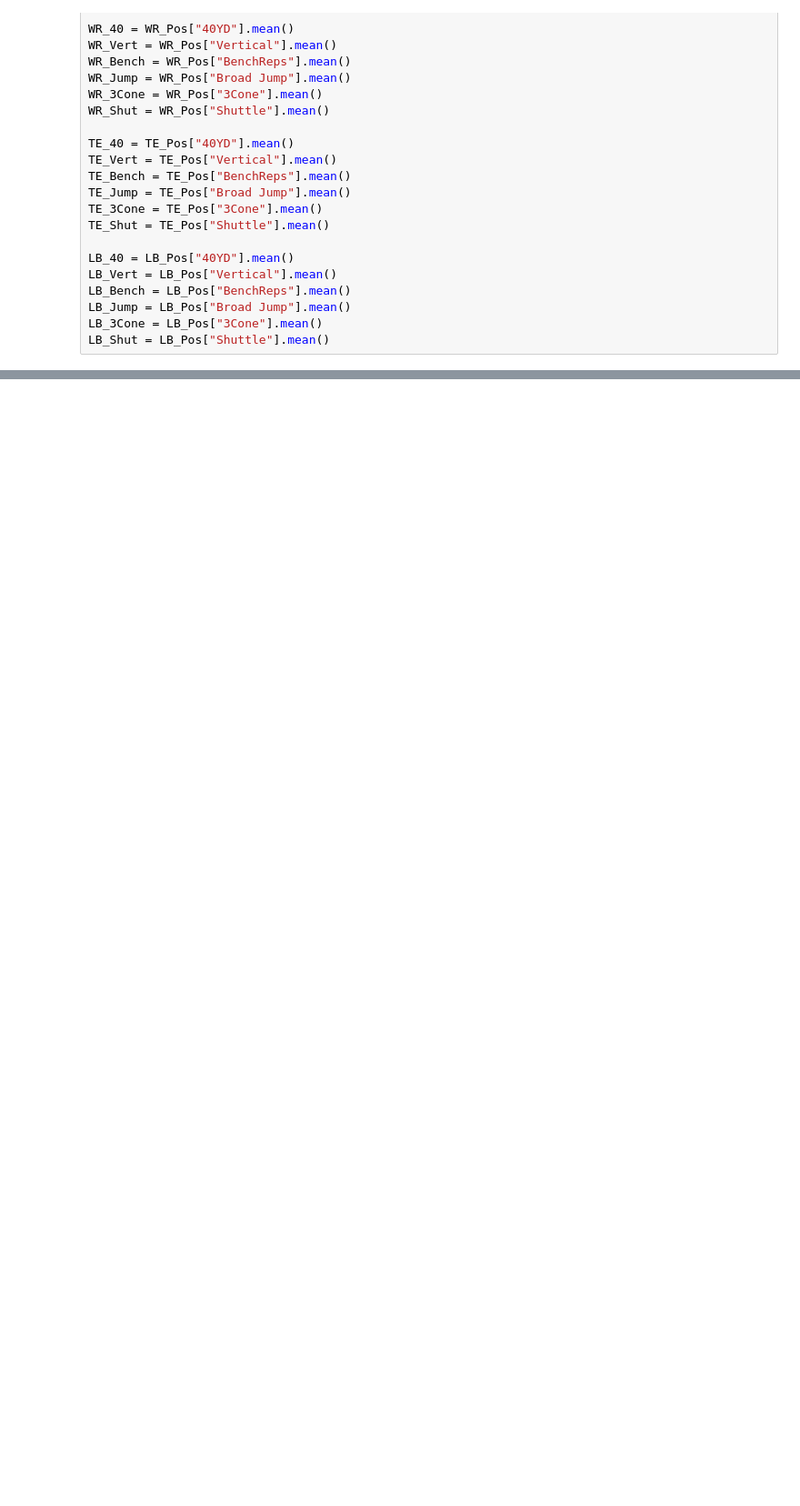
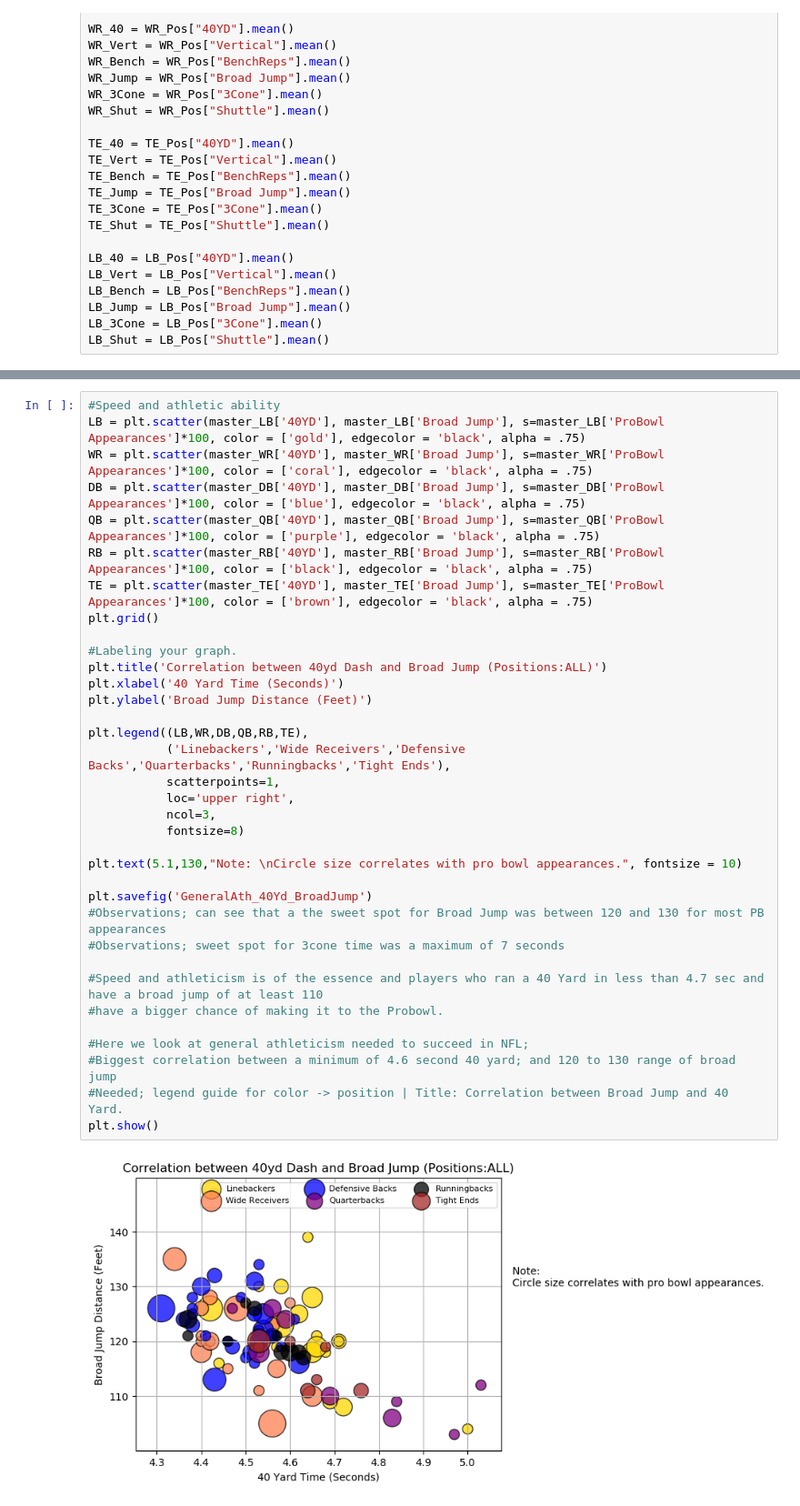
Before and after one commit to lucyhohler/The_Panda_Express, a Jupyter notebook: MasterFile.ipynb, the cells around one changed output, grey strips where cells are left out. Shown at 91% size. Drawn from its saved outputs; the diff is of its cells as text; blank space fills up the shorter version.

```diff
--- a/MasterFile.ipynb
+++ b/MasterFile.ipynb
@@ -622,0 +680,37 @@ plt.grid()
+# %%
+#Speed and athletic ability
+LB = plt.scatter(master_LB['40YD'], master_LB['Broad Jump'], s=master_LB['ProBowl Appearances']*100, color = ['gold'], edgecolor = 'black', alpha = .75)
+WR = plt.scatter(master_WR['40YD'], master_WR['Broad Jump'], s=master_WR['ProBowl Appearances']*100, color = ['coral'], edgecolor = 'black', alpha = .75)
+DB = plt.scatter(master_DB['40YD'], master_DB['Broad Jump'], s=master_DB['ProBowl Appearances']*100, color = ['blue'], edgecolor = 'black', alpha = .75)
+QB = plt.scatter(master_QB['40YD'], master_QB['Broad Jump'], s=master_QB['ProBowl Appearances']*100, color = ['purple'], edgecolor = 'black', alpha = .75)
+RB = plt.scatter(master_RB['40YD'], master_RB['Broad Jump'], s=master_RB['ProBowl Appearances']*100, color = ['black'], edgecolor = 'black', alpha = .75)
+TE = plt.scatter(master_TE['40YD'], master_TE['Broad Jump'], s=master_TE['ProBowl Appearances']*100, color = ['brown'], edgecolor = 'black', alpha = .75)
+plt.grid()
+
+#Labeling your graph.
+plt.title('Correlation between 40yd Dash and Broad Jump (Positions:ALL)')
+plt.xlabel('40 Yard Time (Seconds)')
+plt.ylabel('Broad Jump Distance (Feet)')
+
+plt.legend((LB,WR,DB,QB,RB,TE),
+           ('Linebackers','Wide Receivers','Defensive Backs','Quarterbacks','Runningbacks','Tight Ends'),
+           scatterpoints=1,
+           loc='upper right',
+           ncol=3,
+           fontsize=8)
+
+plt.text(5.1,130,"Note: \nCircle size correlates with pro bowl appearances.", fontsize = 10)
+
+plt.savefig('GeneralAth_40Yd_BroadJump')
+#Observations; can see that a the sweet spot for Broad Jump was between 120 and 130 for most PB appearances
+#Observations; sweet spot for 3cone time was a maximum of 7 seconds
+
+#Speed and athleticism is of the essence and players who ran a 40 Yard in less than 4.7 sec and have a broad jump of at least 110
+#have a bigger chance of making it to the Probowl.
+
+#Here we look at general athleticism needed to succeed in NFL;
+#Biggest correlation between a minimum of 4.6 second 40 yard; and 120 to 130 range of broad jump
+#Needed; legend guide for color -> position | Title: Correlation between Broad Jump and 40 Yard.
+plt.show()
+# %% [output]
+[figure, added]
```
Also changed, not shown: parts of 19 cells of this notebook, 13 other files.
